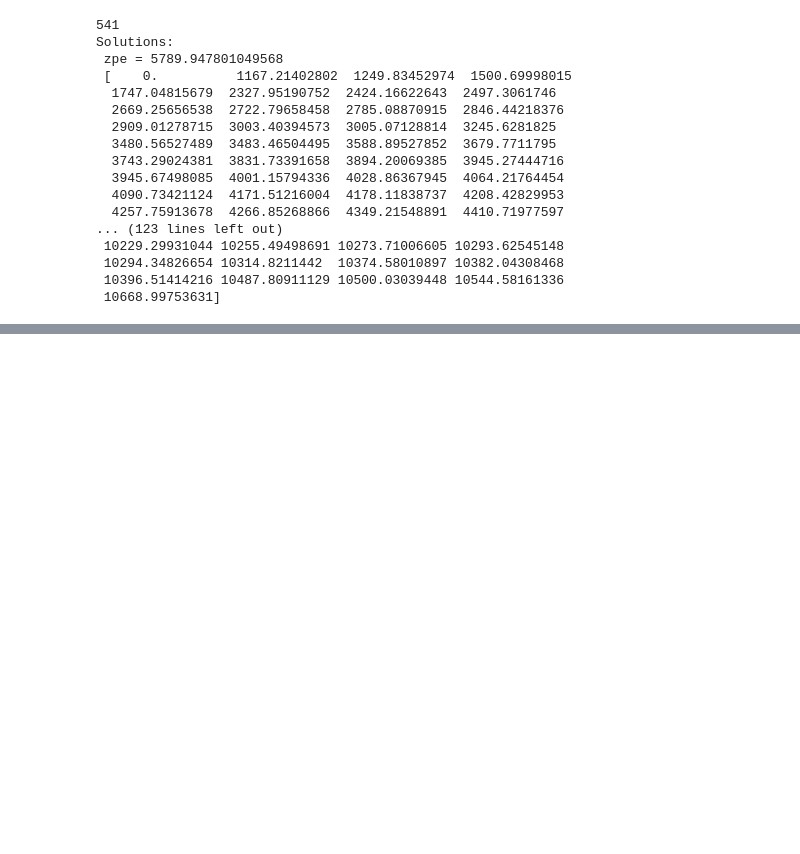
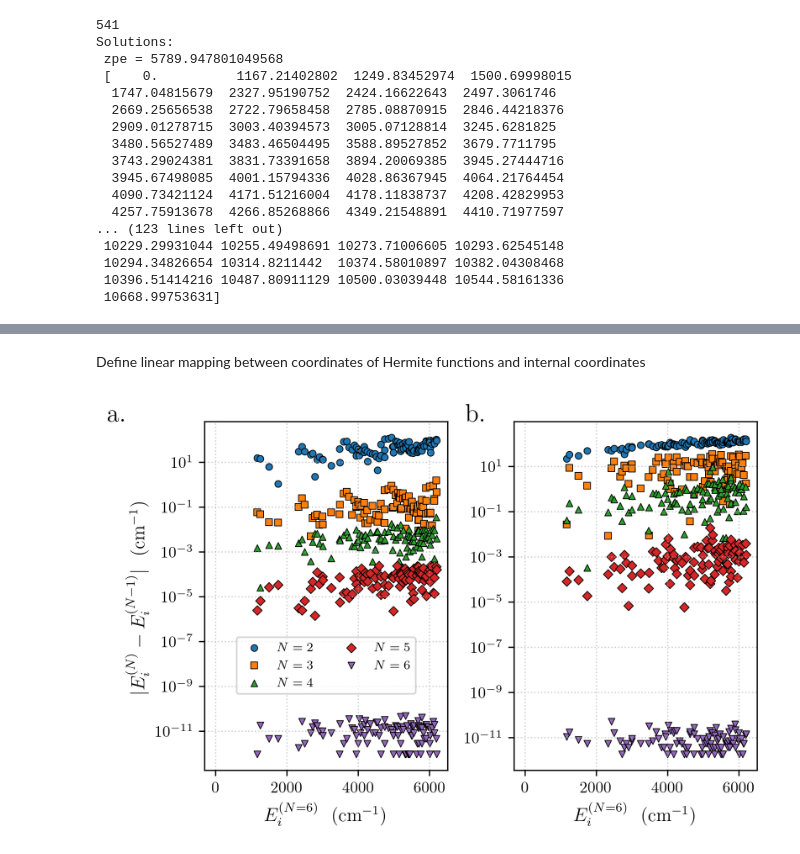
Before and after one commit to robochimps/vibrojet, a Jupyter notebook: examples/h2co_solve.ipynb, the cells around one changed output, grey strips where cells are left out. Saved outputs shown, nothing was run; the diff lists cells and outputs as text; code cells hidden in the pictures; blank space fills up the shorter version.

Commit message:
Update H2CO example, add N-mode convergence plot

```diff
--- a/examples/h2co_solve.ipynb
+++ b/examples/h2co_solve.ipynb
@@ -4,6 +4,7 @@ import os
 
 import jax
 import jax.numpy as jnp
+import matplotlib.pyplot as plt
 import numpy as np
 from scipy import optimize
 
@@ -12,6 +13,10 @@ from vibrojet.keo import Gmat, com, pseudo
 from vibrojet.potentials import h2co_AYTY
 from vibrojet.taylor import deriv_list
 
+plt.rcParams.update(
+    {"text.usetex": True, "font.family": "serif", "font.serif": ["Computer Modern"]}
+)
+
 jax.config.update("jax_enable_x64", True)
 # %% [markdown]
 Equilibrium coordinates, around which the Taylor series expansions will be build
@@ -377,0 +523,64 @@ Solutions:
+# %% [markdown]
+Define linear mapping between coordinates of Hermite functions and internal coordinates
+# %%
+import matplotlib.pyplot as plt
+
+data = np.load("_h2co_nmode_enr.npz")
+enr = {eval(key): data[key] for key in data.files}
+
+de_gmat = np.array([np.abs(enr[(n, 6, 6)] - enr[(n - 1, 6, 6)]) for n in range(2, 7)])
+de_poten = np.array([np.abs(enr[(6, n, 6)] - enr[(6, n - 1, 6)]) for n in range(2, 7)])
+# label = [n for n in range(2, 7)]
+
+fig, axes = plt.subplots(1, 2, figsize=(6, 4), dpi=300)
+for i, (ax, de) in enumerate(zip(axes, (de_gmat, de_poten))):
+    for n, (d, marker) in enumerate(zip(de, ("o", "s", "^", "D", "v"))):
+        ax.scatter(
+            enr[(6, 6, 6)],
+            d,
+            marker=marker,
+            s=18,
+            edgecolors="black",
+            linewidths=0.5,
+            label=f"$N={n+2}$",
+        )
+
+    ax.set_yscale("log")
+    ax.set_xlabel("$E_i^{(N=6)}$~~(${\\rm cm}^{-1}$)", fontsize=12)
+    if i == 0:
+        ax.set_ylabel("$|E_i^{(N)}-E_i^{(N-1)}|$~~(${\\rm cm}^{-1})$", fontsize=12)
+        ax.legend(
+            fontsize=8,
+            ncol=2,
+            loc="center",
+            bbox_to_anchor=(0.5, 0.3),
+        )
+    ax.grid(True, linestyle=":", alpha=0.6)
+    ax.tick_params(axis="both", labelsize=10)
+
+# Add panel labels
+axes[0].text(
+    -0.4,
+    1.05,
+    "a.",
+    transform=axes[0].transAxes,
+    fontsize=16,
+    fontweight="bold",
+    va="top",
+    ha="left",
+)
+
+axes[1].text(
+    -0.2,
+    1.05,
+    "b.",
+    transform=axes[1].transAxes,
+    fontsize=16,
+    fontweight="bold",
+    va="top",
+    ha="left",
+)
+plt.tight_layout()
+fig.savefig(f"_h2co_nmode_enr.pdf", format="pdf", bbox_inches="tight")
+# %% [output]
+[figure, added]
```
Also changed, not shown: parts of 2 cells of this notebook, 2 other files.
